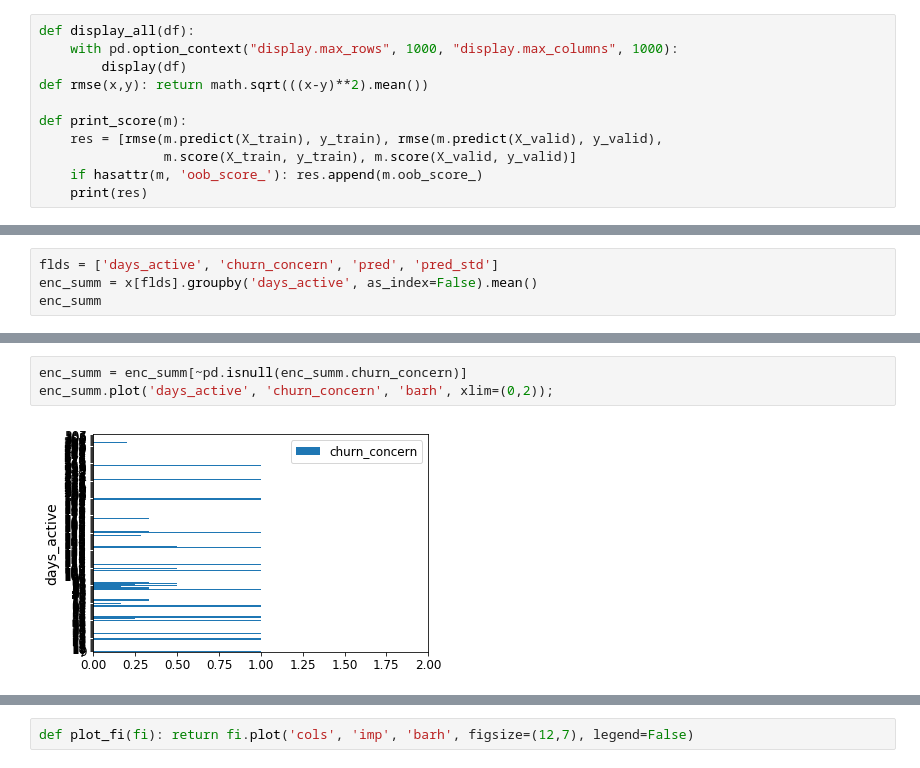
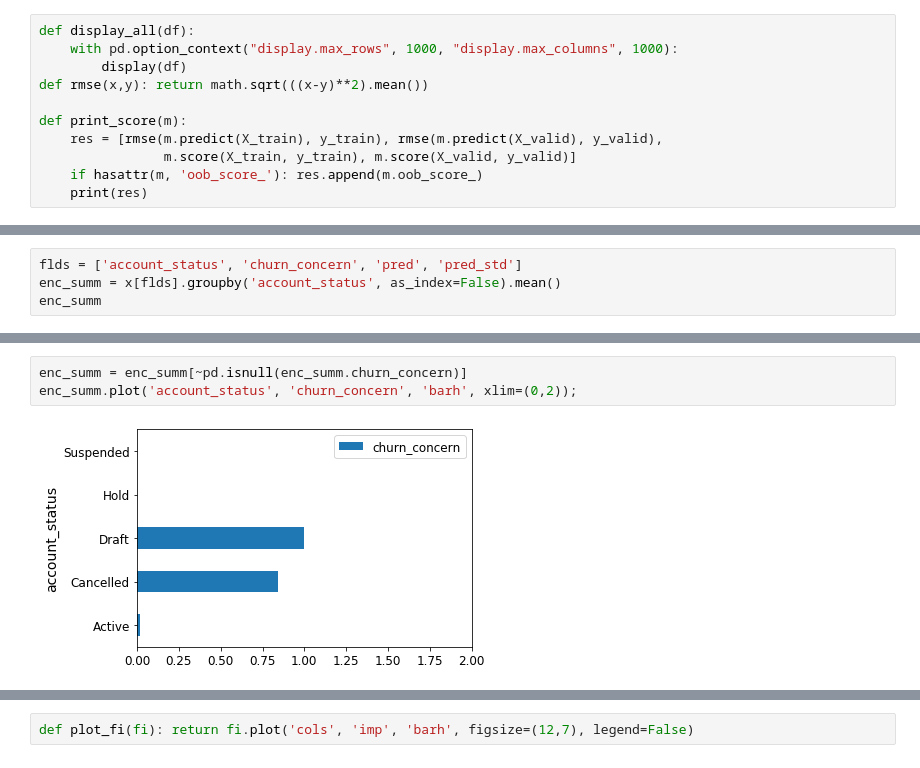
Before and after one commit to justinhennessy/100-days-of-code, a Jupyter notebook: project/project.ipynb, the cells around one changed output, grey strips where cells are left out. Cells and saved outputs as stored; diff of their text form.

```diff
--- a/project/project.ipynb
+++ b/project/project.ipynb
@@ -127,7 +192,7 @@ x.account_status.value_counts().plot.barh();
 # %% [output]
 [figure]
 # %%
-flds = ['days_active', 'churn_concern', 'pred', 'pred_std']
-enc_summ = x[flds].groupby('days_active', as_index=False).mean()
+flds = ['account_status', 'churn_concern', 'pred', 'pred_std']
+enc_summ = x[flds].groupby('account_status', as_index=False).mean()
 enc_summ
 # %% [output]
@@ -147,8 +205,8 @@ enc_summ
 # %%
 enc_summ = enc_summ[~pd.isnull(enc_summ.churn_concern)]
-enc_summ.plot('days_active', 'churn_concern', 'barh', xlim=(0,2));
+enc_summ.plot('account_status', 'churn_concern', 'barh', xlim=(0,2));
 # %% [output]
-[figure, old version]
+[figure, new version]
 # %%
 flds = ['account_status', 'churn_concern', 'pred', 'pred_std']
 summ = x[flds].groupby(flds[0]).mean()
```
Also changed, not shown: parts of 48 cells of this notebook.
